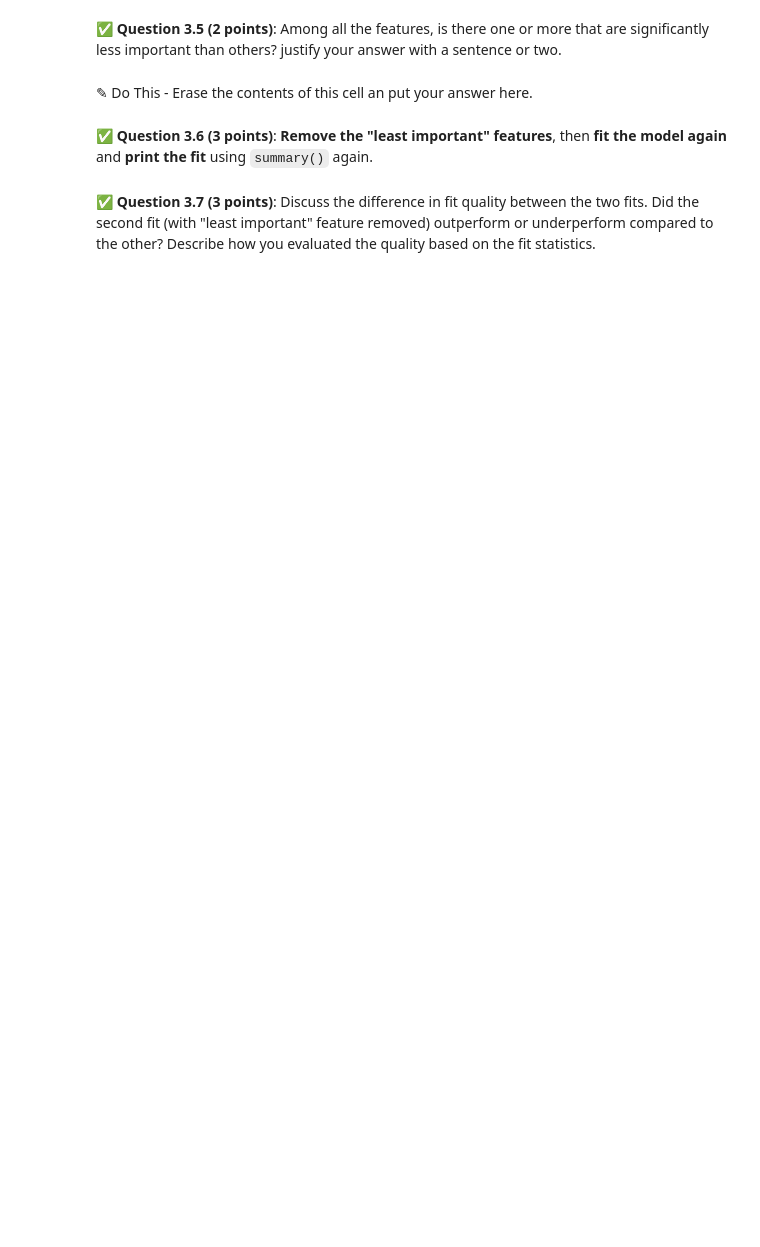
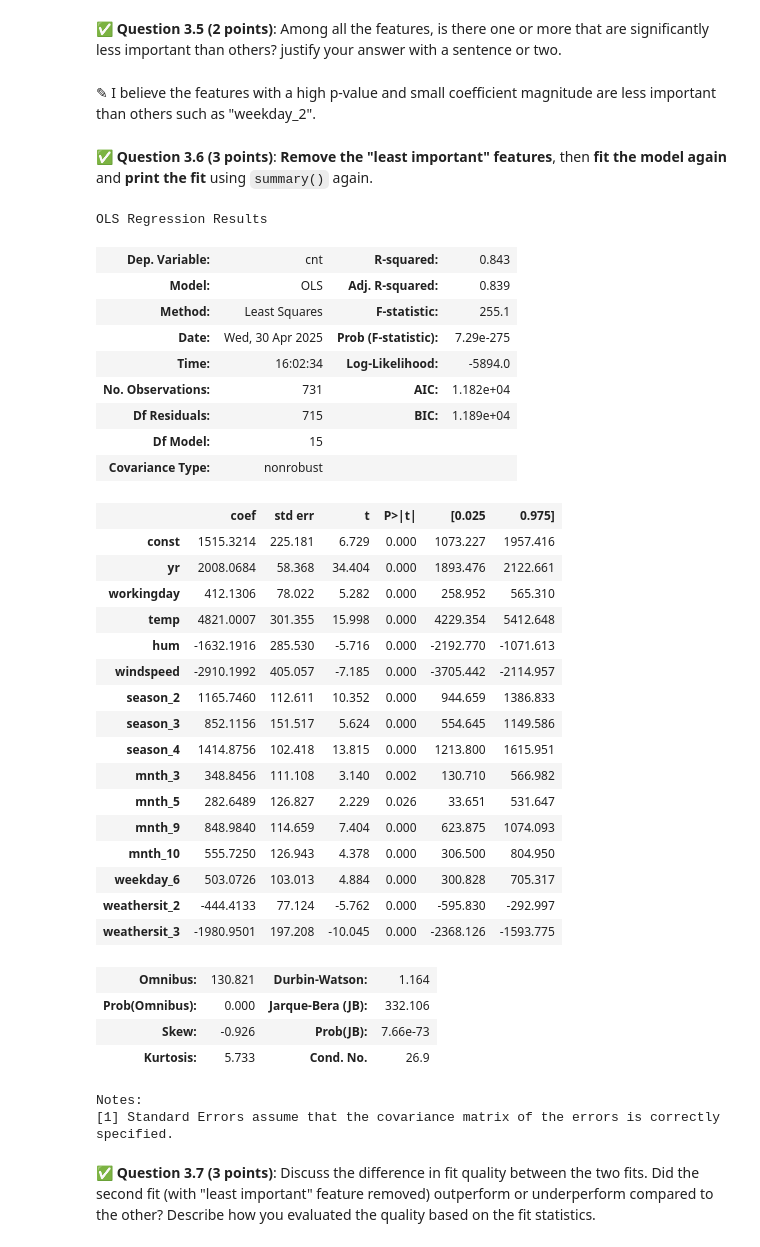
Before and after one commit to Xu-Jiongyang/cmse202-s25-turnin-final, a Jupyter notebook: CMSE202-Final-SS25-Section002-Jiongyang Xu.ipynb, the cells around one changed output. Cells and saved outputs as stored; diff of their text form; code cells hidden in the pictures; blank space fills up the shorter version.

```diff
--- a/CMSE202-Final-SS25-Section002-Jiongyang Xu.ipynb
+++ b/CMSE202-Final-SS25-Section002-Jiongyang Xu.ipynb
@@ -117,10 +142,12 @@ You will be trying to predict `cnt` (which is the number of bike rentals) using
 import warnings
 warnings.filterwarnings('ignore')
 
-bike_new['season']=bike_new['season'].astype('category')
-bike_new['weathersit']=bike_new['weathersit'].astype('category')
-bike_new['mnth']=bike_new['mnth'].astype('category')
-bike_new['weekday']=bike_new['weekday'].astype('category')
+bike_data['season'] = bike_data['season'].astype('category')
+bike_data['weathersit'] = bike_data['weathersit'].astype('category')
+bike_data['mnth'] = bike_data['mnth'].astype('category')
+bike_data['weekday'] = bike_data['weekday'].astype('category')
 
-bike_new = pd.get_dummies(bike_new, drop_first=True)
-bike_new.replace({False: 0, True: 1}, inplace=True)
+bike_data = pd.get_dummies(bike_data, drop_first=True)
+bike_data.replace({False: 0, True: 1}, inplace=True)
+
+bike_data.head()
@@ -130,0 +164,9 @@ bike_new.replace({False: 0, True: 1}, inplace=True)
+# %%
+### Put your code here
+labels = bike_data[['cnt']].copy()
+features = bike_data.drop(columns=['cnt'])
+
+print("Labels:")
+print(labels.head())
+print("\nFeatures:")
+features.head()
@@ -136,0 +194,5 @@ Next, we will fit the data using the ordinary least squares model `OLS` in `stat
+# %%
+### Put your code here
+import statsmodels.api as sm
+features_const = sm.add_constant(features, prepend=True)
+features_const.head()
@@ -140,3 +210,7 @@ Now you will perform the actual fit.
 &#9989; **Question 3.5 (4 points)**: Using `statsmodels` `OLS`, **perform a fit** using `labels` (containing `cnt`) as the dependent variable and `features_const` as the independent variable. **Print the fit** using `summary()`.
 # %%
 ### Put your code here
+model = sm.OLS(labels, features_const)
+results = model.fit()
+
+results.summary()
@@ -143,6 +252,6 @@ Now you will perform the actual fit.
 # %% [markdown]
 &#9989; **Question 3.5 (2 points)**: Among all the features, is there one or more that are significantly less important than others? justify your answer with a sentence or two.
-# %% [markdown]
-<font size=+3>&#9998;</font> Do This - Erase the contents of this cell an put your answer here.
+# %% [markdown]
+<font size=+3>&#9998;</font> I believe the features with a high p-value and small coefficient magnitude are less important than others such as "weekday_2".
 # %% [markdown]
 &#9989; **Question 3.6 (3 points)**: **Remove the "least important" features**, then **fit the model again** and **print the fit** using `summary()` again.
@@ -151,2 +258,46 @@ Now you will perform the actual fit.
+# %%
+### Put your code here
+p_values = results.pvalues
+features_to_remove = p_values[p_values > 0.05].index.tolist()
+
+features_const_refined = features_const.drop(columns=[f for f in features_to_remove if f != 'const'])
+refined_model = sm.OLS(labels, features_const_refined)
+refined_results = refined_model.fit()
+
+refined_results.summary()
+# %% [output]
+OLS Regression Results
+| Dep. Variable: | cnt | R-squared: | 0.843 |
+| Model: | OLS | Adj. R-squared: | 0.839 |
+| Method: | Least Squares | F-statistic: | 255.1 |
+| Date: | Wed, 30 Apr 2025 | Prob (F-statistic): | 7.29e-275 |
+| Time: | 16:02:34 | Log-Likelihood: | -5894.0 |
+| No. Observations: | 731 | AIC: | 1.182e+04 |
+| Df Residuals: | 715 | BIC: | 1.189e+04 |
+| Df Model: | 15 |  |  |
+| Covariance Type: | nonrobust |  |  |
+|  | coef | std err | t | P>|t| | [0.025 | 0.975] |
+| const | 1515.3214 | 225.181 | 6.729 | 0.000 | 1073.227 | 1957.416 |
+| yr | 2008.0684 | 58.368 | 34.404 | 0.000 | 1893.476 | 2122.661 |
+| workingday | 412.1306 | 78.022 | 5.282 | 0.000 | 258.952 | 565.310 |
+| temp | 4821.0007 | 301.355 | 15.998 | 0.000 | 4229.354 | 5412.648 |
+| hum | -1632.1916 | 285.530 | -5.716 | 0.000 | -2192.770 | -1071.613 |
+| windspeed | -2910.1992 | 405.057 | -7.185 | 0.000 | -3705.442 | -2114.957 |
+| season_2 | 1165.7460 | 112.611 | 10.352 | 0.000 | 944.659 | 1386.833 |
+| season_3 | 852.1156 | 151.517 | 5.624 | 0.000 | 554.645 | 1149.586 |
+| season_4 | 1414.8756 | 102.418 | 13.815 | 0.000 | 1213.800 | 1615.951 |
+| mnth_3 | 348.8456 | 111.108 | 3.140 | 0.002 | 130.710 | 566.982 |
+| mnth_5 | 282.6489 | 126.827 | 2.229 | 0.026 | 33.651 | 531.647 |
+| mnth_9 | 848.9840 | 114.659 | 7.404 | 0.000 | 623.875 | 1074.093 |
+| mnth_10 | 555.7250 | 126.943 | 4.378 | 0.000 | 306.500 | 804.950 |
+| weekday_6 | 503.0726 | 103.013 | 4.884 | 0.000 | 300.828 | 705.317 |
+| weathersit_2 | -444.4133 | 77.124 | -5.762 | 0.000 | -595.830 | -292.997 |
+| weathersit_3 | -1980.9501 | 197.208 | -10.045 | 0.000 | -2368.126 | -1593.775 |
+| Omnibus: | 130.821 | Durbin-Watson: | 1.164 |
+| Prob(Omnibus): | 0.000 | Jarque-Bera (JB): | 332.106 |
+| Skew: | -0.926 | Prob(JB): | 7.66e-73 |
+| Kurtosis: | 5.733 | Cond. No. | 26.9 |
+Notes:
+[1] Standard Errors assume that the covariance matrix of the errors is correctly specified.
 # %% [markdown]
 &#9989; **Question 3.7 (3 points)**: Discuss the difference in fit quality between the two fits. Did the second fit (with "least important" feature removed) outperform or underperform compared to the other? Describe how you evaluated the quality based on the fit statistics.
```
Also changed, not shown: parts of 15 cells of this notebook, 1 other file.
